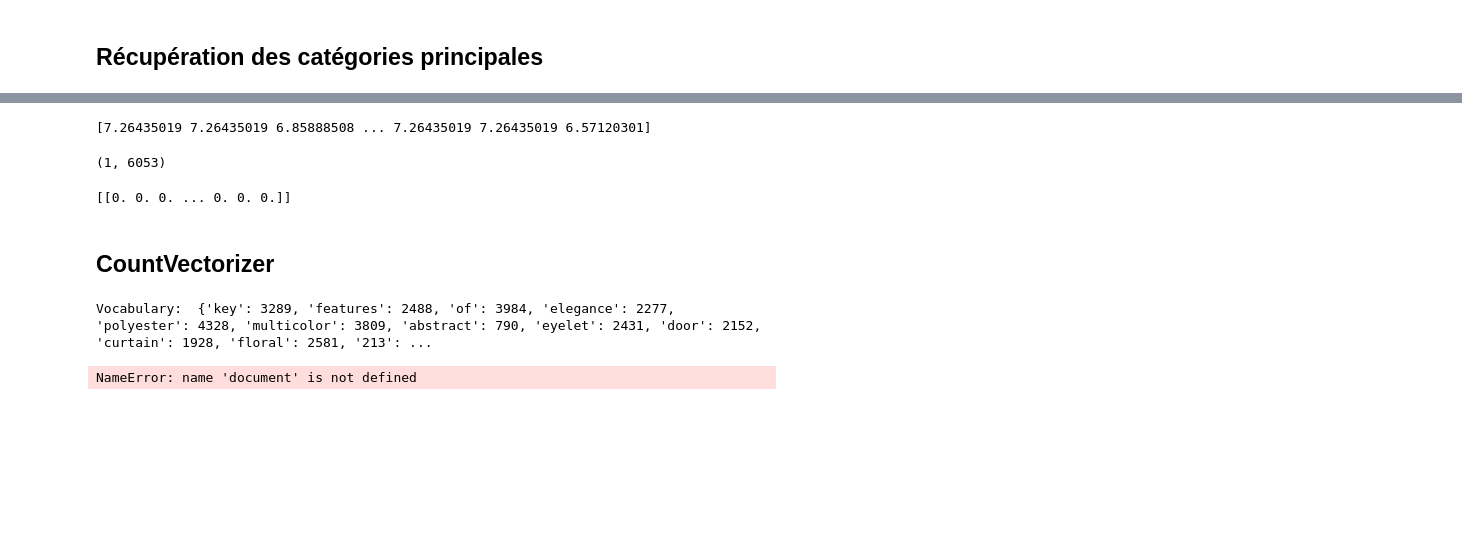
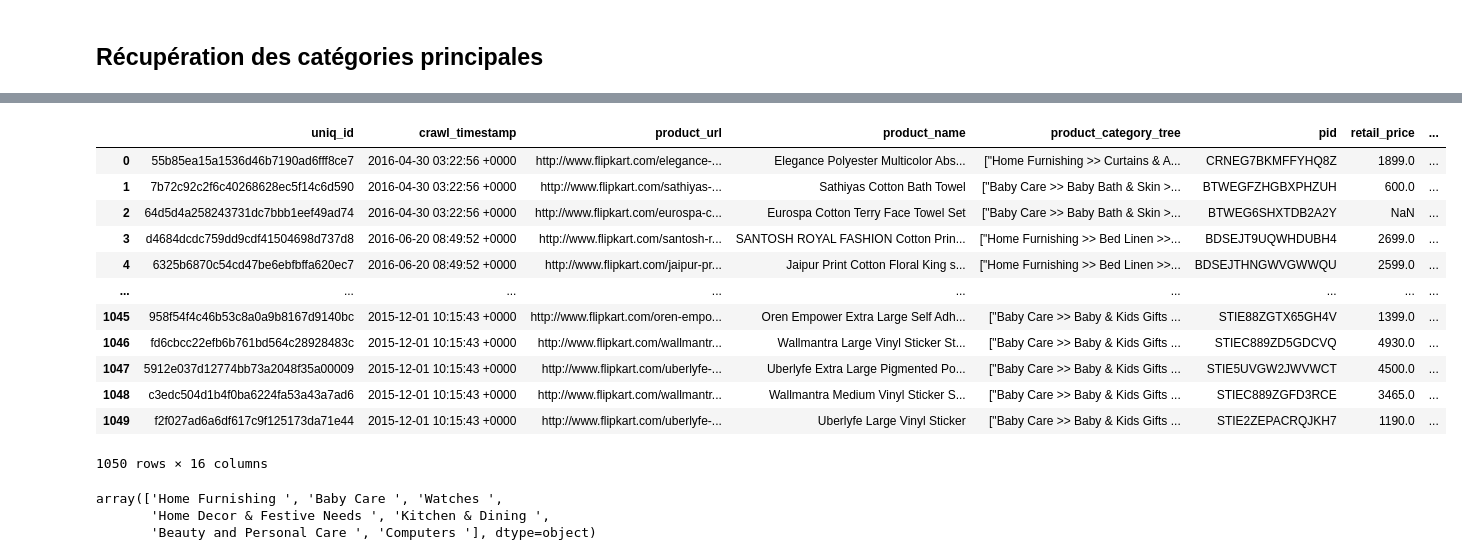
Before and after one commit to AbdulmagedALKHULAIFI/Automatic-classifer-consumer-goods, a Jupyter notebook: classifier.ipynb, the cells around one changed output, grey strips where cells are left out. Cells and saved outputs as stored; diff of their text form; code cells hidden in the pictures; blank space fills up the shorter version.

```diff
--- a/classifier.ipynb
+++ b/classifier.ipynb
@@ -283,32 +57,17 @@ vector = vectorizer.transform([corpus['description'][0]])
-# %%
-print(vectorizer.idf_)
-# %% [output]
-[7.26435019 7.26435019 6.85888508 ... 7.26435019 7.26435019 6.57120301]
-# %%
-print(vector.shape)
-# %% [output]
-(1, 6053)
-# %%
-print(vector.toarray())
-# %% [output]
-[[0. 0. 0. ... 0. 0. 0.]]
-# %% [markdown]
-## CountVectorizer
-# %%
-# Create a Vectorizer Object
-vectorizer = CountVectorizer()
-
-vectorizer.fit(corpus['description'])
-
-# Printing the identified Unique words along with their indices
-print("Vocabulary: ", vectorizer.vocabulary_)
-
-# Encode the Document
-vector = vectorizer.transform(document)
-
-# Summarizing the Encoded Texts
-print("Encoded Document is:")
-print(vector.toarray())
-# %% [output]
-Vocabulary:  {'key': 3289, 'features': 2488, 'of': 3984, 'elegance': 2277, 'polyester': 4328, 'multicolor': 3809, 'abstract': 790, 'eyelet': 2431, 'door': 2152, 'curtain': 1928, 'floral': 2581, '213': ...
-NameError: name 'document' is not defined
+# %%
+data['main_cat'] = data.product_category_tree.str.split(">>",expand=True,)[0]
+data
+# %% [output]
+|  | uniq_id | crawl_timestamp | product_url | product_name | product_category_tree | pid | retail_price | ... |
+| 0 | 55b85ea15a1536d46b7190ad6fff8ce7 | 2016-04-30 03:22:56 +0000 | http://www.flipkart.com/elegance-... | Elegance Polyester Multicolor Abs... | ["Home Furnishing >> Curtains & A... | CRNEG7BKMFFYHQ8Z | 1899.0 | ... |
+| 1 | 7b72c92c2f6c40268628ec5f14c6d590 | 2016-04-30 03:22:56 +0000 | http://www.flipkart.com/sathiyas-... | Sathiyas Cotton Bath Towel | ["Baby Care >> Baby Bath & Skin >... | BTWEGFZHGBXPHZUH | 600.0 | ... |
+| 2 | 64d5d4a258243731dc7bbb1eef49ad74 | 2016-04-30 03:22:56 +0000 | http://www.flipkart.com/eurospa-c... | Eurospa Cotton Terry Face Towel Set | ["Baby Care >> Baby Bath & Skin >... | BTWEG6SHXTDB2A2Y | NaN | ... |
+| 3 | d4684dcdc759dd9cdf41504698d737d8 | 2016-06-20 08:49:52 +0000 | http://www.flipkart.com/santosh-r... | SANTOSH ROYAL FASHION Cotton Prin... | ["Home Furnishing >> Bed Linen >>... | BDSEJT9UQWHDUBH4 | 2699.0 | ... |
+| 4 | 6325b6870c54cd47be6ebfbffa620ec7 | 2016-06-20 08:49:52 +0000 | http://www.flipkart.com/jaipur-pr... | Jaipur Print Cotton Floral King s... | ["Home Furnishing >> Bed Linen >>... | BDSEJTHNGWVGWWQU | 2599.0 | ... |
+| ... | ... | ... | ... | ... | ... | ... | ... | ... |
+| 1045 | 958f54f4c46b53c8a0a9b8167d9140bc | 2015-12-01 10:15:43 +0000 | http://www.flipkart.com/oren-empo... | Oren Empower Extra Large Self Adh... | ["Baby Care >> Baby & Kids Gifts ... | STIE88ZGTX65GH4V | 1399.0 | ... |
+| 1046 | fd6cbcc22efb6b761bd564c28928483c | 2015-12-01 10:15:43 +0000 | http://www.flipkart.com/wallmantr... | Wallmantra Large Vinyl Sticker St... | ["Baby Care >> Baby & Kids Gifts ... | STIEC889ZD5GDCVQ | 4930.0 | ... |
+| 1047 | 5912e037d12774bb73a2048f35a00009 | 2015-12-01 10:15:43 +0000 | http://www.flipkart.com/uberlyfe-... | Uberlyfe Extra Large Pigmented Po... | ["Baby Care >> Baby & Kids Gifts ... | STIE5UVGW2JWVWCT | 4500.0 | ... |
+| 1048 | c3edc504d1b4f0ba6224fa53a43a7ad6 | 2015-12-01 10:15:43 +0000 | http://www.flipkart.com/wallmantr... | Wallmantra Medium Vinyl Sticker S... | ["Baby Care >> Baby & Kids Gifts ... | STIEC889ZGFD3RCE | 3465.0 | ... |
+| 1049 | f2f027ad6a6df617c9f125173da71e44 | 2015-12-01 10:15:43 +0000 | http://www.flipkart.com/uberlyfe-... | Uberlyfe Large Vinyl Sticker | ["Baby Care >> Baby & Kids Gifts ... | STIE2ZEPACRQJKH7 | 1190.0 | ... |
+1050 rows × 16 columns
@@ -314,0 +78,6 @@ NameError: name 'document' is not defined
+# %%
+data['main_cat'].unique()
+# %% [output]
+array(['Home Furnishing ', 'Baby Care ', 'Watches ',
+       'Home Decor & Festive Needs ', 'Kitchen & Dining ',
+       'Beauty and Personal Care ', 'Computers '], dtype=object)
```
Also changed, not shown: parts of 41 cells of this notebook.
